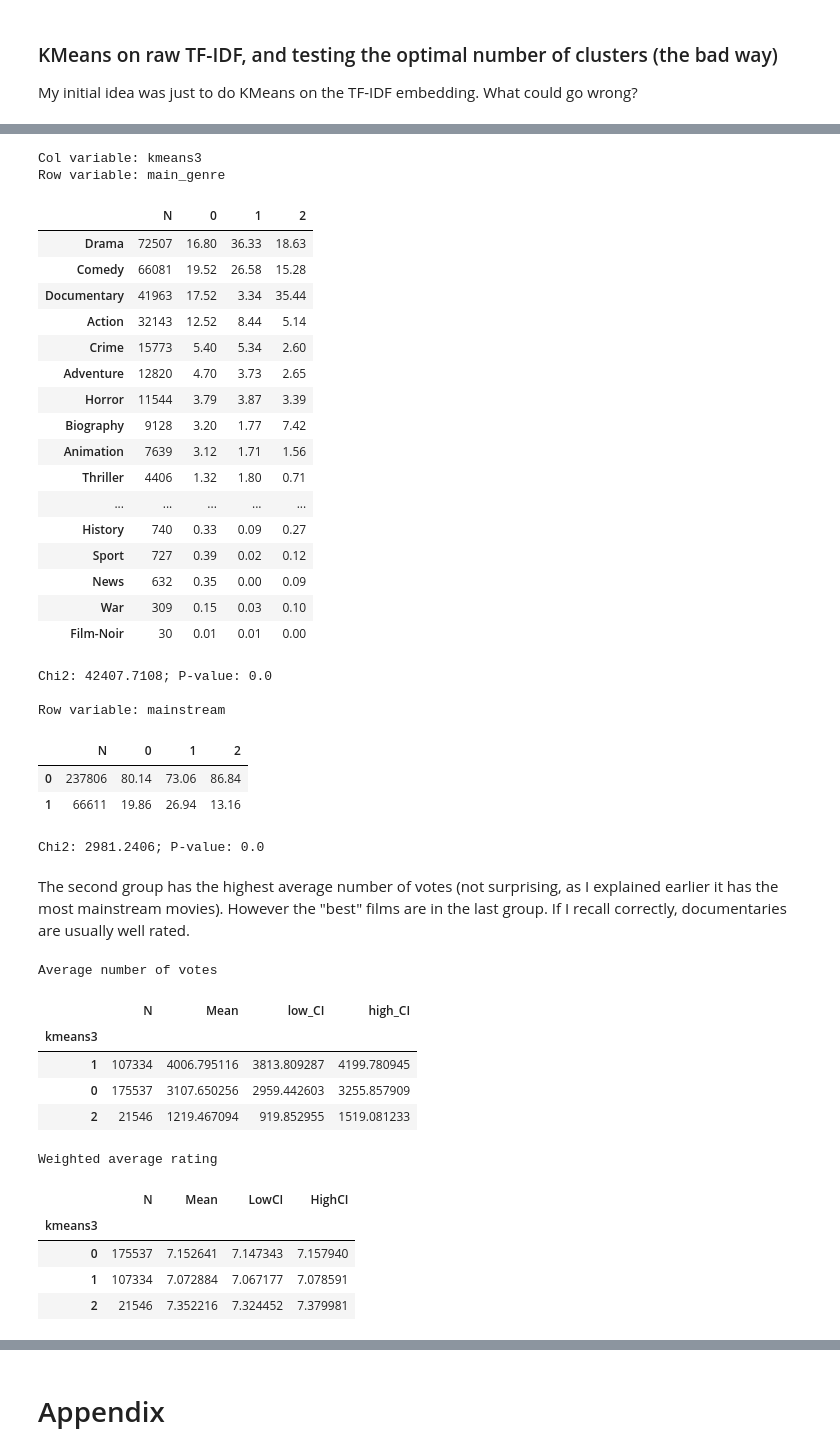
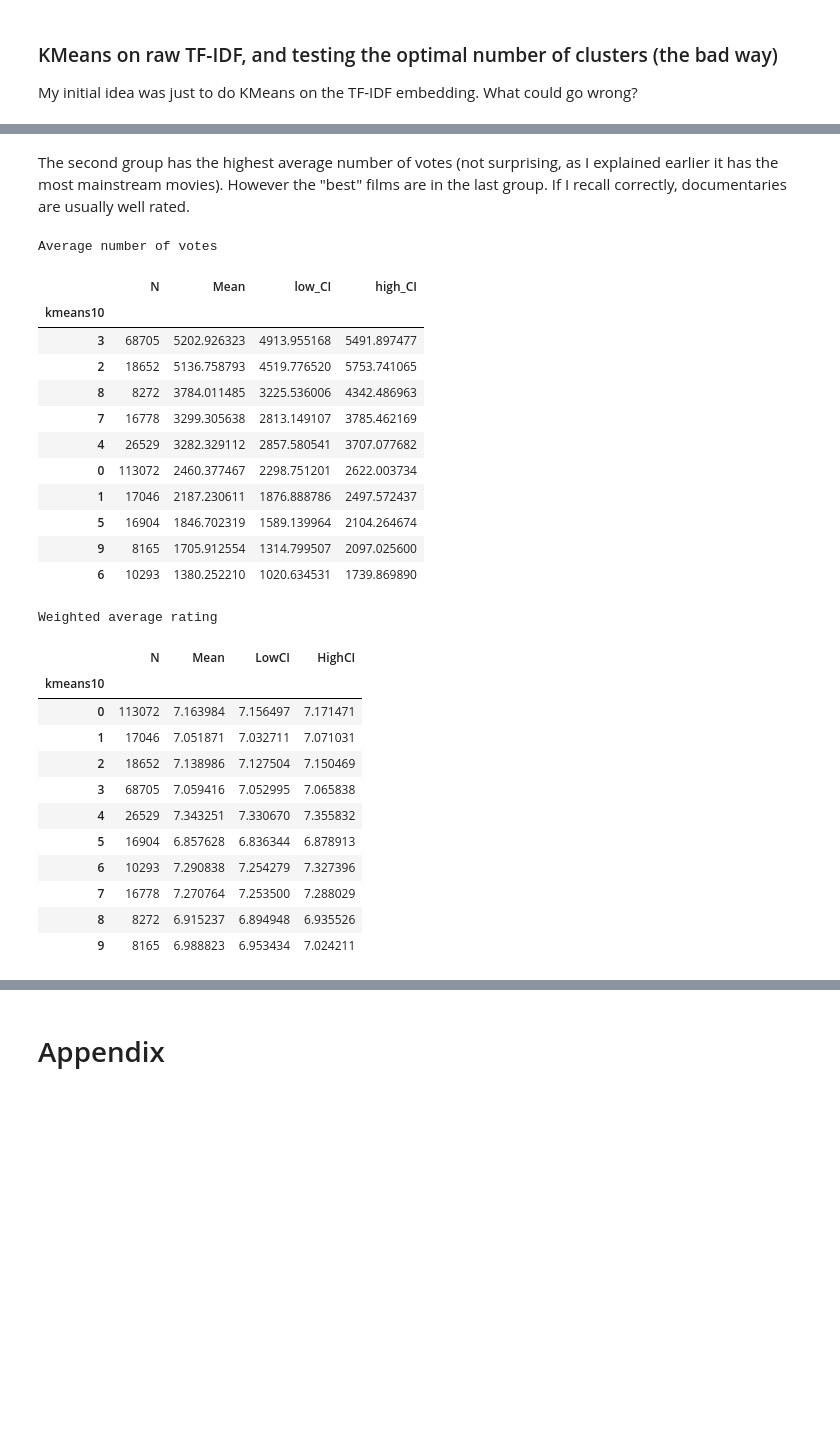
Before and after one commit to Dscronias/yet-another-imdb-project, a Jupyter notebook: Analysis.ipynb, the cells around one changed output, grey strips where cells are left out. Cells and saved outputs as stored; diff of their text form; code cells hidden in the pictures; blank space fills up the shorter version.

```diff
--- a/Analysis.ipynb
+++ b/Analysis.ipynb
@@ -42,6 +42,7 @@ import nltk
 
 # Wrangling
 import pandas as pd
+pd.set_option('display.max_colwidth', 125)
 import sks_functions as sks
 
 # Stats
@@ -1071,15 +1241,15 @@ I decided arbitrarily to create 3 clusters. It's easy to analyse.
 # %%
-TFIDF = TfidfVectorizer(max_features=2000)
+TFIDF = TfidfVectorizer(max_features=4000)
 tfidf_matrix = TFIDF.fit_transform(df_desc.loc[:,"plot"])
 
-km = KMeans(n_clusters=3)
+km = KMeans(n_clusters=10)
 km.fit(tfidf_matrix)
 
 # Clusters to df
 df_desc = df_desc.assign(
-    kmeans3=km.labels_
+    kmeans10=km.labels_
 )
 # Oneway table of the clusters
-sks.tab(df=df_desc, var="kmeans3", round_int=2)
+sks.tab(df=df_desc, var="kmeans10", round_int=2)
 # %% [output]
 |  | N | % |
@@ -1119,49 +1330,34 @@ There's also more mainstream movies in the second group. It's likely because dra
-# %%
-twoway(data=df_desc, rowvars=["main_genre", "mainstream"], colvars=["kmeans3"], axis_percent=0)
-# %% [output]
-Col variable: kmeans3
-Row variable: main_genre
-|  | N | 0 | 1 | 2 |
-| Drama | 72507 | 16.80 | 36.33 | 18.63 |
-| Comedy | 66081 | 19.52 | 26.58 | 15.28 |
-| Documentary | 41963 | 17.52 | 3.34 | 35.44 |
-| Action | 32143 | 12.52 | 8.44 | 5.14 |
-| Crime | 15773 | 5.40 | 5.34 | 2.60 |
-| Adventure | 12820 | 4.70 | 3.73 | 2.65 |
-| Horror | 11544 | 3.79 | 3.87 | 3.39 |
-| Biography | 9128 | 3.20 | 1.77 | 7.42 |
-| Animation | 7639 | 3.12 | 1.71 | 1.56 |
-| Thriller | 4406 | 1.32 | 1.80 | 0.71 |
-| ... | ... | ... | ... | ... |
-| History | 740 | 0.33 | 0.09 | 0.27 |
-| Sport | 727 | 0.39 | 0.02 | 0.12 |
-| News | 632 | 0.35 | 0.00 | 0.09 |
-| War | 309 | 0.15 | 0.03 | 0.10 |
-| Film-Noir | 30 | 0.01 | 0.01 | 0.00 |
-Chi2: 42407.7108; P-value: 0.0
-
-Row variable: mainstream
-|  | N | 0 | 1 | 2 |
-| 0 | 237806 | 80.14 | 73.06 | 86.84 |
-| 1 | 66611 | 19.86 | 26.94 | 13.16 |
-Chi2: 2981.2406; P-value: 0.0
 # %% [markdown]
 The second group has the highest average number of votes (not surprising, as I explained earlier it has the most mainstream movies). However the "best" films are in the last group. If I recall correctly, documentaries are usually well rated.
 # %%
 print("Average number of votes")
-display(sks.gr_meanci(df_desc, "kmeans3", "numVotes"))
+display(sks.gr_meanci(df_desc, "kmeans10", "numVotes"))
 print("Weighted average rating")
-display(sks.weighted_gr_meanci(df_desc, "kmeans3", "averageRating", "numVotes"))
+display(sks.weighted_gr_meanci(df_desc, "kmeans10", "averageRating", "numVotes"))
 # %% [output]
 Average number of votes
 |  | N | Mean | low_CI | high_CI |
-| kmeans3 |  |  |  |  |
-| 1 | 107334 | 4006.795116 | 3813.809287 | 4199.780945 |
-| 0 | 175537 | 3107.650256 | 2959.442603 | 3255.857909 |
-| 2 | 21546 | 1219.467094 | 919.852955 | 1519.081233 |
+| kmeans10 |  |  |  |  |
+| 3 | 68705 | 5202.926323 | 4913.955168 | 5491.897477 |
+| 2 | 18652 | 5136.758793 | 4519.776520 | 5753.741065 |
+| 8 | 8272 | 3784.011485 | 3225.536006 | 4342.486963 |
+| 7 | 16778 | 3299.305638 | 2813.149107 | 3785.462169 |
+| 4 | 26529 | 3282.329112 | 2857.580541 | 3707.077682 |
+| 0 | 113072 | 2460.377467 | 2298.751201 | 2622.003734 |
+| 1 | 17046 | 2187.230611 | 1876.888786 | 2497.572437 |
+| 5 | 16904 | 1846.702319 | 1589.139964 | 2104.264674 |
+| 9 | 8165 | 1705.912554 | 1314.799507 | 2097.025600 |
+| 6 | 10293 | 1380.252210 | 1020.634531 | 1739.869890 |
 Weighted average rating
 |  | N | Mean | LowCI | HighCI |
-| kmeans3 |  |  |  |  |
-| 0 | 175537 | 7.152641 | 7.147343 | 7.157940 |
-| 1 | 107334 | 7.072884 | 7.067177 | 7.078591 |
-| 2 | 21546 | 7.352216 | 7.324452 | 7.379981 |
+| kmeans10 |  |  |  |  |
+| 0 | 113072 | 7.163984 | 7.156497 | 7.171471 |
+| 1 | 17046 | 7.051871 | 7.032711 | 7.071031 |
+| 2 | 18652 | 7.138986 | 7.127504 | 7.150469 |
+| 3 | 68705 | 7.059416 | 7.052995 | 7.065838 |
+| 4 | 26529 | 7.343251 | 7.330670 | 7.355832 |
+| 5 | 16904 | 6.857628 | 6.836344 | 6.878913 |
+| 6 | 10293 | 7.290838 | 7.254279 | 7.327396 |
+| 7 | 16778 | 7.270764 | 7.253500 | 7.288029 |
+| 8 | 8272 | 6.915237 | 6.894948 | 6.935526 |
+| 9 | 8165 | 6.988823 | 6.953434 | 7.024211 |
```
Also changed, not shown: parts of 64 cells of this notebook, 1 other file.
